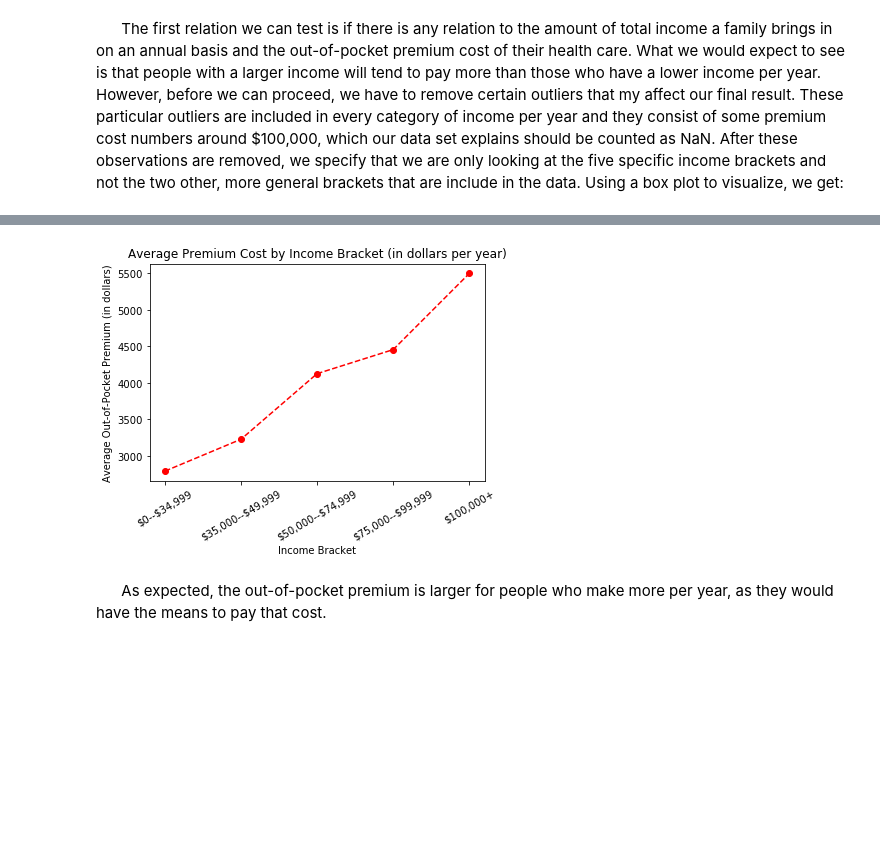
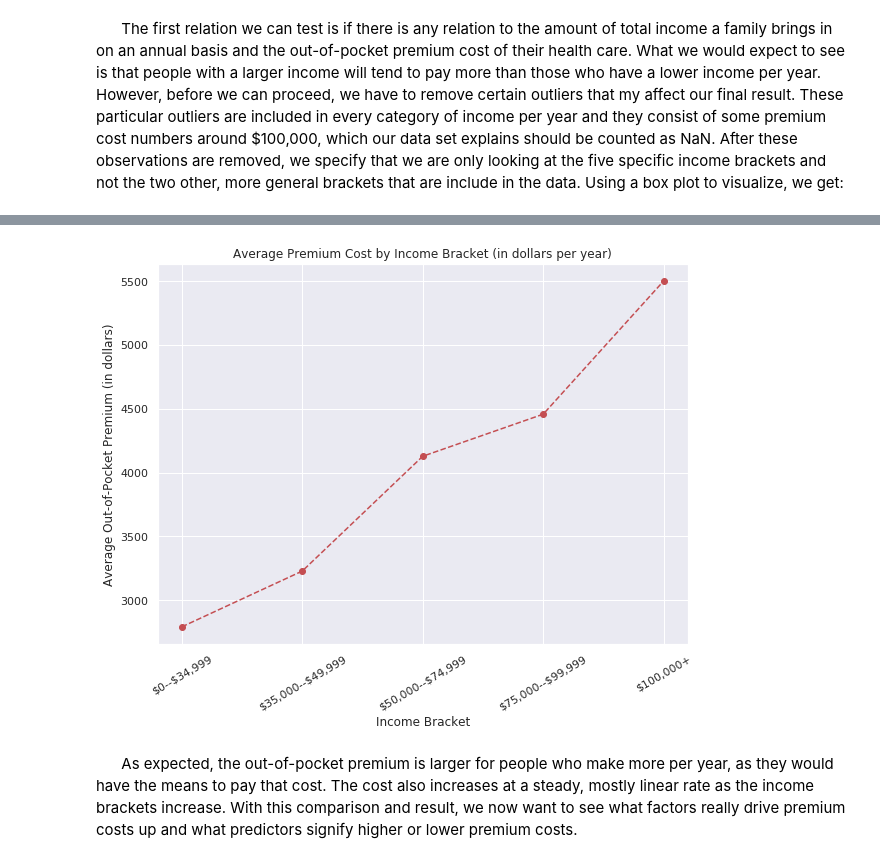
Before and after one commit to hanson263/PSTAT-134-Project, a Jupyter notebook: final_project.ipynb, the cells around one changed output, grey strips where cells are left out. Drawn from its saved outputs; the diff is of its cells as text; code cells hidden in the pictures; blank space fills up the shorter version.

```diff
--- a/final_project.ipynb
+++ b/final_project.ipynb
@@ -20,6 +21,7 @@ import plotly.plotly as py
 health = pd.read_csv('person_family_10k.csv')
 premium_cost = health[health.HICOSTR1 < 90000]['HICOSTR1'].dropna() #Removed outliers of 90K+ in every income bracket.
 income_bracket = health[health.INCGRP4 < 6]['INCGRP4'] #Removed non-specific income bracket.
+sns.set(rc={'figure.figsize':(11.7, 8.5)})
 sns.boxplot(income_bracket, premium_cost, palette = 'Reds')
 plt.ylim(0, 22000)
 plt.xlabel('Income Brackets (earned per year)')
@@ -31,11 +35,12 @@ plt.xticks([0,1,2,3,4],['\$0--\$34,999', '\$35,000--\$49,999', '\$50,000--\$74,9
 # %%
 averages = premium_cost.groupby(income_bracket).mean()
+sns.set(rc={'figure.figsize':(9.5, 7)})
 plt.plot(range(5), averages, 'o--r');
 plt.xlabel('Income Bracket')
 plt.ylabel('Average Out-of-Pocket Premium (in dollars)')
 plt.title('Average Premium Cost by Income Bracket (in dollars per year)')
 plt.xticks([0,1,2,3,4], ['\$0--\$34,999','\$35,000--\$49,999', '\$50,000--\$74,999', '\$75,000--\$99,999', '$100,000+'], rotation = 30);
 # %% [output]
-[figure, old version]
+[figure, new version]
 # %% [markdown]
-&nbsp;&nbsp;&nbsp;&nbsp;&nbsp;&nbsp;As expected, the out-of-pocket premium is larger for people who make more per year, as they would have the means to pay that cost.
+&nbsp;&nbsp;&nbsp;&nbsp;&nbsp;&nbsp;As expected, the out-of-pocket premium is larger for people who make more per year, as they would have the means to pay that cost. The cost also increases at a steady, mostly linear rate as the income brackets increase. With this comparison and result, we now want to see what factors really drive premium costs up and what predictors signify higher or lower premium costs.
```
Also changed, not shown: parts of 5 cells of this notebook.
